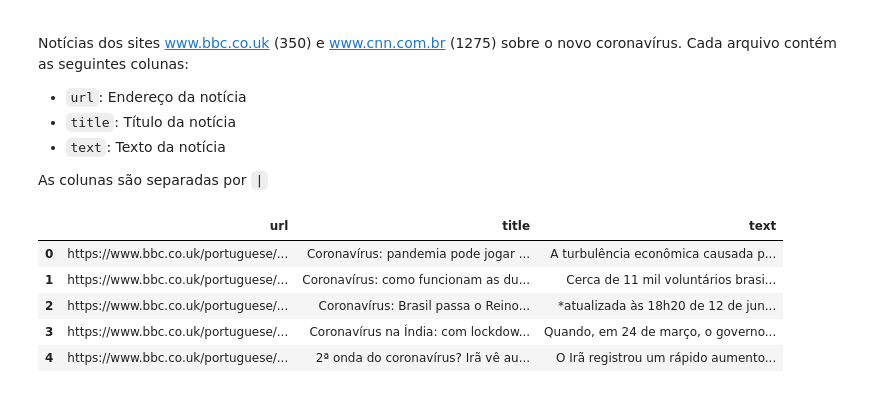
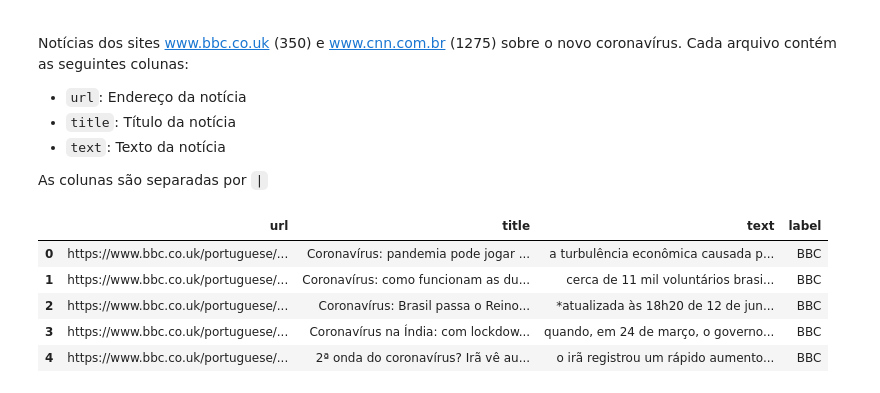
Before and after one commit to valeriojr/ecom063-pln, a Jupyter notebook: Processamento de linguagem natural - 3ª lista de exercícios.ipynb, the cells around one changed output. Cells and saved outputs as stored; diff of their text form; code cells hidden in the pictures.

```diff
--- a/Processamento de linguagem natural - 3ª lista de exercícios.ipynb
+++ b/Processamento de linguagem natural - 3ª lista de exercícios.ipynb
@@ -75,30 +74,34 @@ As colunas são separadas por `|`
 # %%
 # Carregando dados
 bbc = pandas.read_csv('data/bbc.csv', sep='|')
+bbc['label'] = 'BBC'
 cnn = pandas.read_csv('data/cnn.csv', sep='|')
-dataset = pandas.concat([bbc, cnn])
+cnn['label'] = 'CNN'
+cnn = cnn.dropna(axis=0)
+dataset = pandas.concat([bbc, cnn], ignore_index=True)
 
 # Limpeza
 def remove_boilerplate(text):
     boilerplate = ['Compartilhe este post com Email Facebook Messenger Messenger Twitter WhatsApp LinkedIn Copiar este link Estes são links externos e abrirão numa nova janela', 'Já assistiu aos nossos novos vídeos no YouTube? Inscreva-se no nosso canal!', 'Final de YouTube post  de BBC News Brasil Final de YouTube post 2 de BBC News Brasil Final de YouTube post 3 de BBC News Brasil']
 
     for b in boilerplate:
       text = text.replace(b, '')
 
     return text
 
 dataset.replace(numpy.nan, '', inplace=True)
 dataset.text = dataset.text.apply(lambda text: text.replace('\n', ' '))
 dataset.text = dataset.text.apply(remove_boilerplate)
+dataset.text = dataset.text.apply(lambda text: text.lower().replace('bbc', '').replace('cnn', ''))
 
 dataset.head()
 # %% [output]
-|  | url | title | text |
-| 0 | https://www.bbc.co.uk/portuguese/... | Coronavírus: pandemia pode jogar ... | A turbulência econômica causada p... |
-| 1 | https://www.bbc.co.uk/portuguese/... | Coronavírus: como funcionam as du... | Cerca de 11 mil voluntários brasi... |
-| 2 | https://www.bbc.co.uk/portuguese/... | Coronavírus: Brasil passa o Reino... | *atualizada às 18h20 de 12 de jun... |
-| 3 | https://www.bbc.co.uk/portuguese/... | Coronavírus na Índia: com lockdow... | Quando, em 24 de março, o governo... |
-| 4 | https://www.bbc.co.uk/portuguese/... | 2ª onda do coronavírus? Irã vê au... | O Irã registrou um rápido aumento... |
+|  | url | title | text | label |
+| 0 | https://www.bbc.co.uk/portuguese/... | Coronavírus: pandemia pode jogar ... | a turbulência econômica causada p... | BBC |
+| 1 | https://www.bbc.co.uk/portuguese/... | Coronavírus: como funcionam as du... | cerca de 11 mil voluntários brasi... | BBC |
+| 2 | https://www.bbc.co.uk/portuguese/... | Coronavírus: Brasil passa o Reino... | *atualizada às 18h20 de 12 de jun... | BBC |
+| 3 | https://www.bbc.co.uk/portuguese/... | Coronavírus na Índia: com lockdow... | quando, em 24 de março, o governo... | BBC |
+| 4 | https://www.bbc.co.uk/portuguese/... | 2ª onda do coronavírus? Irã vê au... | o irã registrou um rápido aumento... | BBC |
 # %%
 tfidf_X = TfidfVectorizer().fit_transform(dataset.text)
 count_X = CountVectorizer().fit_transform(dataset.text)
```
Also changed, not shown: parts of 28 cells of this notebook.
